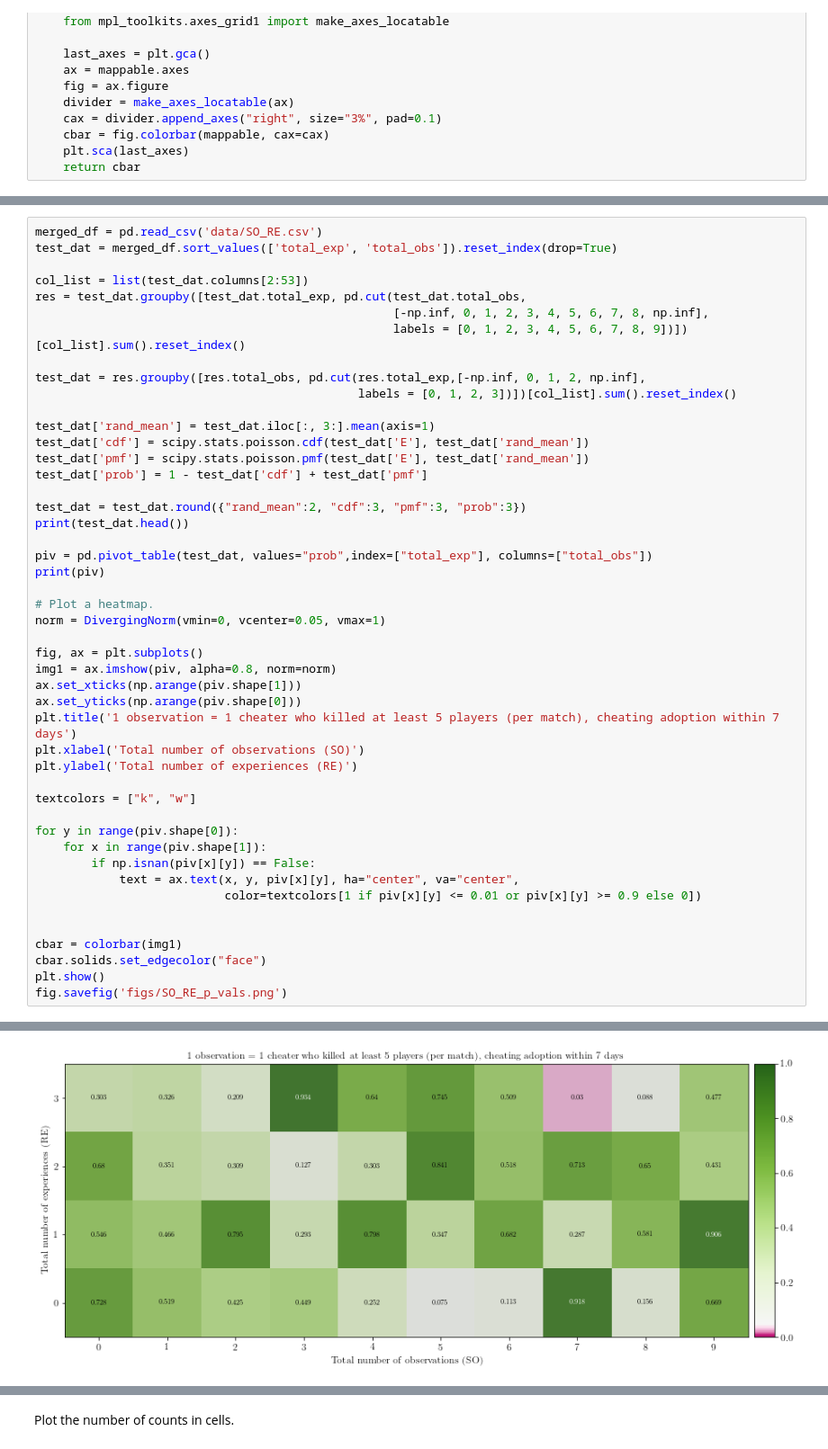
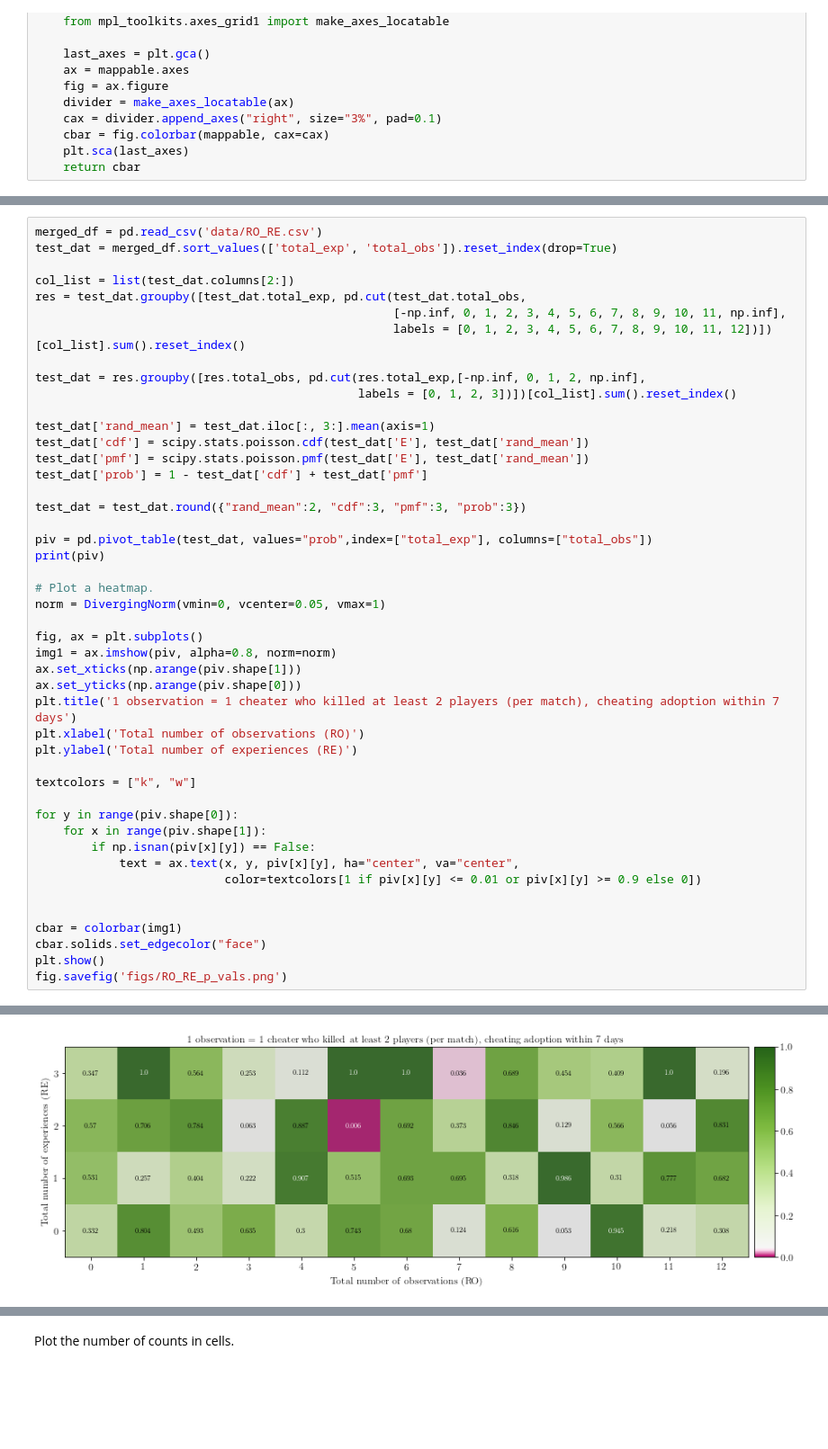
Before and after one commit to social-research/cheating, a Jupyter notebook: 06-combine-two-mechanisms.ipynb, the cells around one changed output, grey strips where cells are left out. Shown: that part at 90% size. Cells and saved outputs as stored; diff of their text form; blank space fills up the shorter version.

```diff
--- a/06-combine-two-mechanisms.ipynb
+++ b/06-combine-two-mechanisms.ipynb
@@ -326,11 +674,11 @@ Plot a heatmap of relaxed experiences and relaxed/strict observations.
 # %%
-merged_df = pd.read_csv('data/SO_RE.csv')
+merged_df = pd.read_csv('data/RO_RE.csv')
 test_dat = merged_df.sort_values(['total_exp', 'total_obs']).reset_index(drop=True)
 
-col_list = list(test_dat.columns[2:53])
+col_list = list(test_dat.columns[2:])
 res = test_dat.groupby([test_dat.total_exp, pd.cut(test_dat.total_obs,
-                                                   [-np.inf, 0, 1, 2, 3, 4, 5, 6, 7, 8, np.inf],
-                                                   labels = [0, 1, 2, 3, 4, 5, 6, 7, 8, 9])])[col_list].sum().reset_index()
+                                                   [-np.inf, 0, 1, 2, 3, 4, 5, 6, 7, 8, 9, 10, 11, np.inf],
+                                                   labels = [0, 1, 2, 3, 4, 5, 6, 7, 8, 9, 10, 11, 12])])[col_list].sum().reset_index()
 
 test_dat = res.groupby([res.total_obs, pd.cut(res.total_exp,[-np.inf, 0, 1, 2, np.inf],
                                               labels = [0, 1, 2, 3])])[col_list].sum().reset_index()
@@ -341,7 +689,6 @@ test_dat['pmf'] = scipy.stats.poisson.pmf(test_dat['E'], test_dat['rand_mean'])
 test_dat['prob'] = 1 - test_dat['cdf'] + test_dat['pmf']
 
 test_dat = test_dat.round({"rand_mean":2, "cdf":3, "pmf":3, "prob":3})
-print(test_dat.head())
 
 piv = pd.pivot_table(test_dat, values="prob",index=["total_exp"], columns=["total_obs"])
 print(piv)
@@ -353,8 +700,8 @@ fig, ax = plt.subplots()
 img1 = ax.imshow(piv, alpha=0.8, norm=norm)
 ax.set_xticks(np.arange(piv.shape[1]))
 ax.set_yticks(np.arange(piv.shape[0]))
-plt.title('1 observation = 1 cheater who killed at least 5 players (per match), cheating adoption within 7 days')
-plt.xlabel('Total number of observations (SO)')
+plt.title('1 observation = 1 cheater who killed at least 2 players (per match), cheating adoption within 7 days')
+plt.xlabel('Total number of observations (RO)')
 plt.ylabel('Total number of experiences (RE)')
 
 textcolors = ["k", "w"]
@@ -369,5 +716,5 @@ for y in range(piv.shape[0]):
 cbar = colorbar(img1)
 cbar.solids.set_edgecolor("face")
 plt.show()
-fig.savefig('figs/SO_RE_p_vals.png')
+fig.savefig('figs/RO_RE_p_vals.png')
 # %% [output]
@@ -374 +734 @@ fig.savefig('figs/SO_RE_p_vals.png')
-[figure, old version]
+[figure, new version]
```
Also changed, not shown: parts of 27 cells of this notebook, 10 other files.
